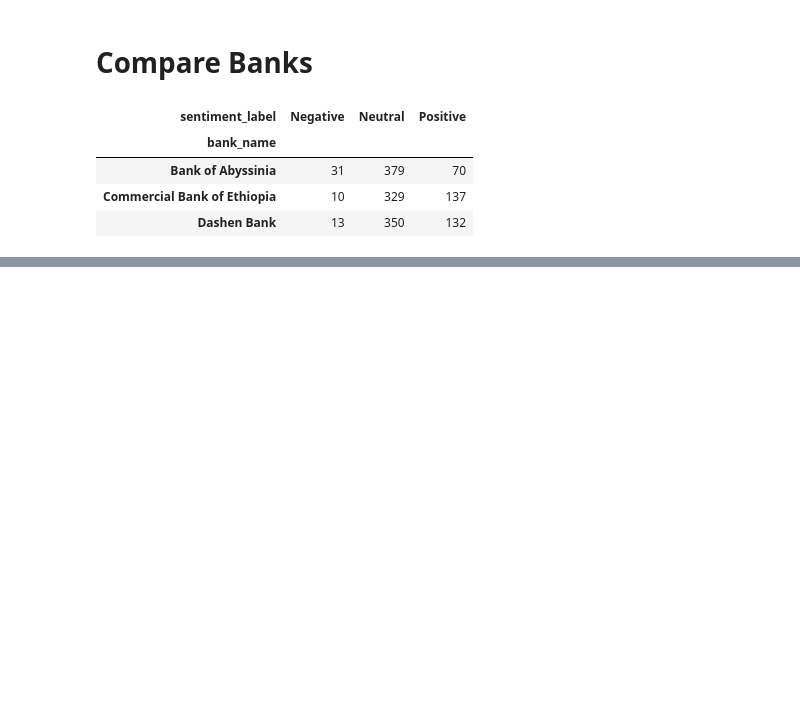
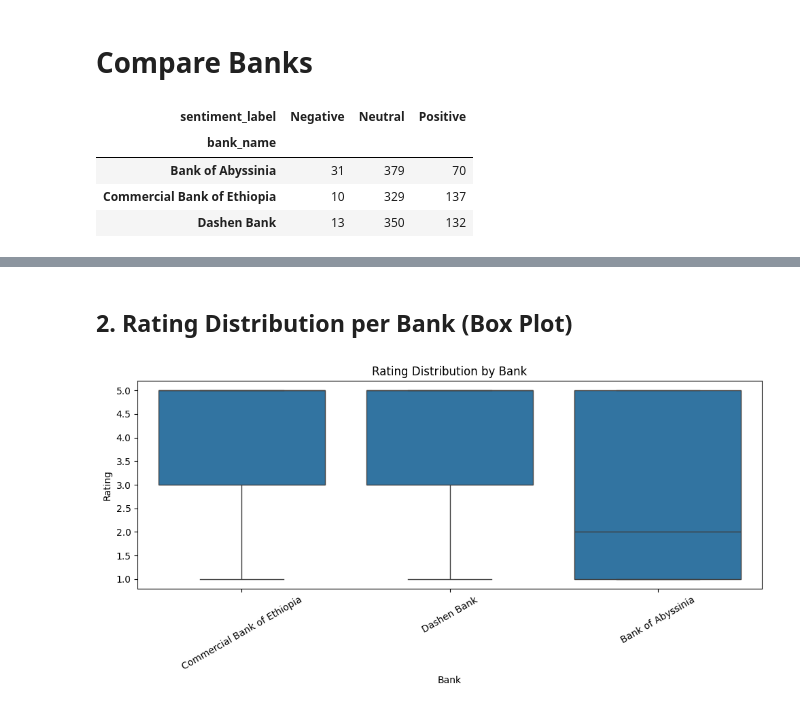
Before and after one commit to Aryam-21/Bank-App-Reviews-Analysis, a Jupyter notebook: Scripts/task4.ipynb, the cells around one changed output, grey strips where cells are left out. Drawn from its saved outputs; the diff is of its cells as text; code cells hidden in the pictures; blank space fills up the shorter version.

```diff
--- a/Scripts/task4.ipynb
+++ b/Scripts/task4.ipynb
@@ -124,0 +144,13 @@ comparsion
+# %% [markdown]
+## 2. Rating Distribution per Bank (Box Plot)
+# %%
+plt.figure(figsize=(10,5))
+sns.boxplot(data=data, x='bank_name', y='rating')
+plt.title("Rating Distribution by Bank")
+plt.xlabel("Bank")
+plt.ylabel("Rating")
+plt.xticks(rotation=30)
+plt.tight_layout()
+plt.show()
+# %% [output]
+[figure, added]
```
Also changed, not shown: parts of 8 cells of this notebook.
